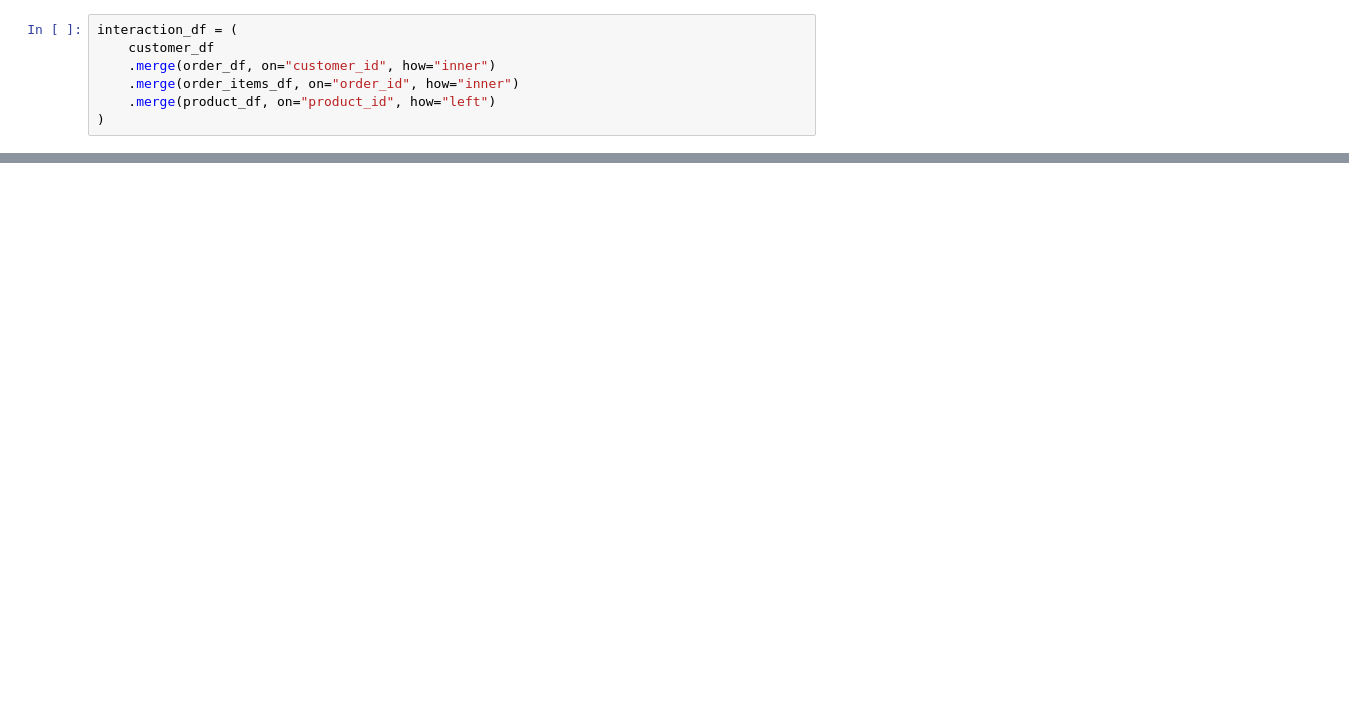
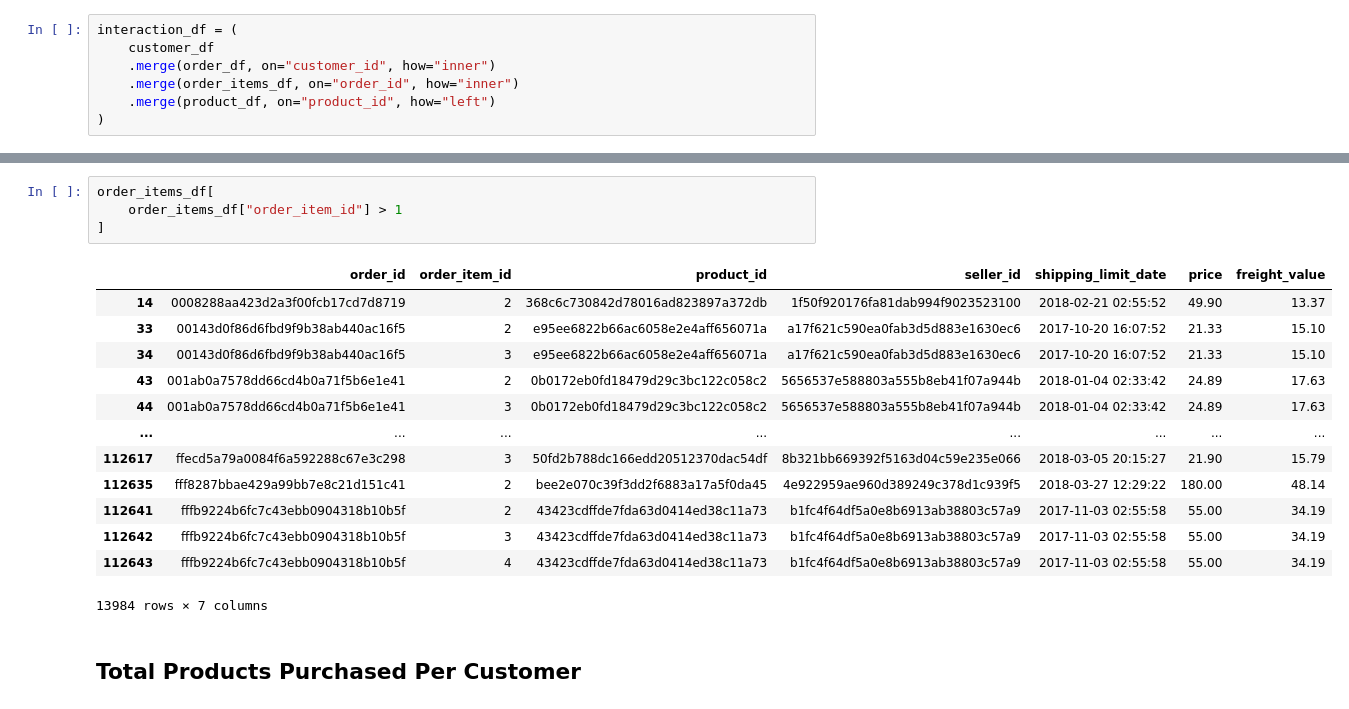
Before and after one commit to Shubham9975/MLops_Product_Recommendation_System, a Jupyter notebook: notebooks/01_data_discovery.ipynb, the cells around one changed output, grey strips where cells are left out. Drawn from its saved outputs; the diff is of its cells as text; blank space fills up the shorter version.

```diff
--- a/notebooks/01_data_discovery.ipynb
+++ b/notebooks/01_data_discovery.ipynb
@@ -280,0 +532,20 @@ interaction_df = (
+# %%
+order_items_df[
+    order_items_df["order_item_id"] > 1
+]
+# %% [output]
+|  | order_id | order_item_id | product_id | seller_id | shipping_limit_date | price | freight_value |
+| 14 | 0008288aa423d2a3f00fcb17cd7d8719 | 2 | 368c6c730842d78016ad823897a372db | 1f50f920176fa81dab994f9023523100 | 2018-02-21 02:55:52 | 49.90 | 13.37 |
+| 33 | 00143d0f86d6fbd9f9b38ab440ac16f5 | 2 | e95ee6822b66ac6058e2e4aff656071a | a17f621c590ea0fab3d5d883e1630ec6 | 2017-10-20 16:07:52 | 21.33 | 15.10 |
+| 34 | 00143d0f86d6fbd9f9b38ab440ac16f5 | 3 | e95ee6822b66ac6058e2e4aff656071a | a17f621c590ea0fab3d5d883e1630ec6 | 2017-10-20 16:07:52 | 21.33 | 15.10 |
+| 43 | 001ab0a7578dd66cd4b0a71f5b6e1e41 | 2 | 0b0172eb0fd18479d29c3bc122c058c2 | 5656537e588803a555b8eb41f07a944b | 2018-01-04 02:33:42 | 24.89 | 17.63 |
+| 44 | 001ab0a7578dd66cd4b0a71f5b6e1e41 | 3 | 0b0172eb0fd18479d29c3bc122c058c2 | 5656537e588803a555b8eb41f07a944b | 2018-01-04 02:33:42 | 24.89 | 17.63 |
+| ... | ... | ... | ... | ... | ... | ... | ... |
+| 112617 | ffecd5a79a0084f6a592288c67e3c298 | 3 | 50fd2b788dc166edd20512370dac54df | 8b321bb669392f5163d04c59e235e066 | 2018-03-05 20:15:27 | 21.90 | 15.79 |
+| 112635 | fff8287bbae429a99bb7e8c21d151c41 | 2 | bee2e070c39f3dd2f6883a17a5f0da45 | 4e922959ae960d389249c378d1c939f5 | 2018-03-27 12:29:22 | 180.00 | 48.14 |
+| 112641 | fffb9224b6fc7c43ebb0904318b10b5f | 2 | 43423cdffde7fda63d0414ed38c11a73 | b1fc4f64df5a0e8b6913ab38803c57a9 | 2017-11-03 02:55:58 | 55.00 | 34.19 |
+| 112642 | fffb9224b6fc7c43ebb0904318b10b5f | 3 | 43423cdffde7fda63d0414ed38c11a73 | b1fc4f64df5a0e8b6913ab38803c57a9 | 2017-11-03 02:55:58 | 55.00 | 34.19 |
+| 112643 | fffb9224b6fc7c43ebb0904318b10b5f | 4 | 43423cdffde7fda63d0414ed38c11a73 | b1fc4f64df5a0e8b6913ab38803c57a9 | 2017-11-03 02:55:58 | 55.00 | 34.19 |
+13984 rows × 7 columns
+# %% [markdown]
+## Total Products Purchased Per Customer
```
Also changed, not shown: parts of 87 cells of this notebook, 32 other files.
